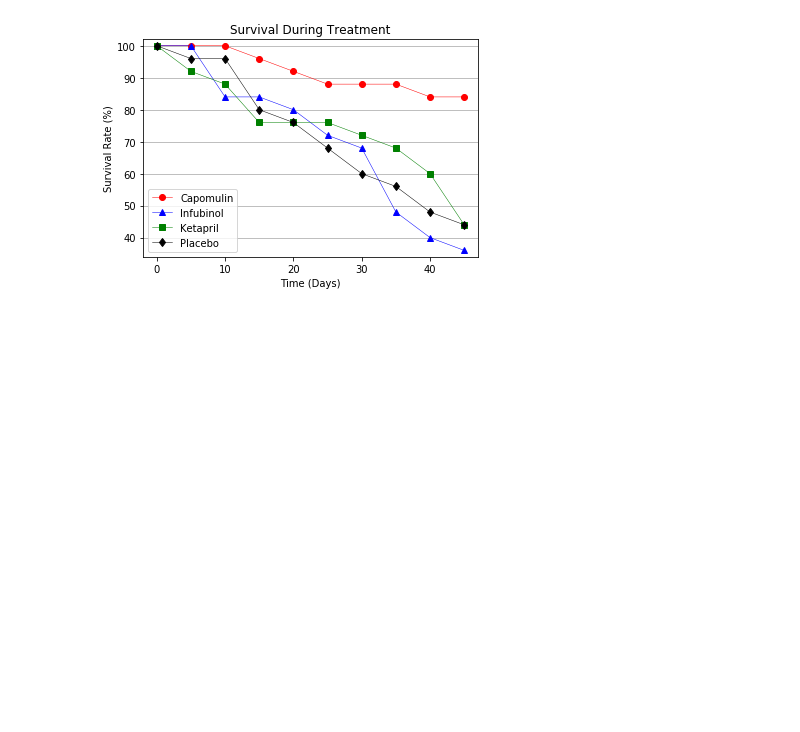
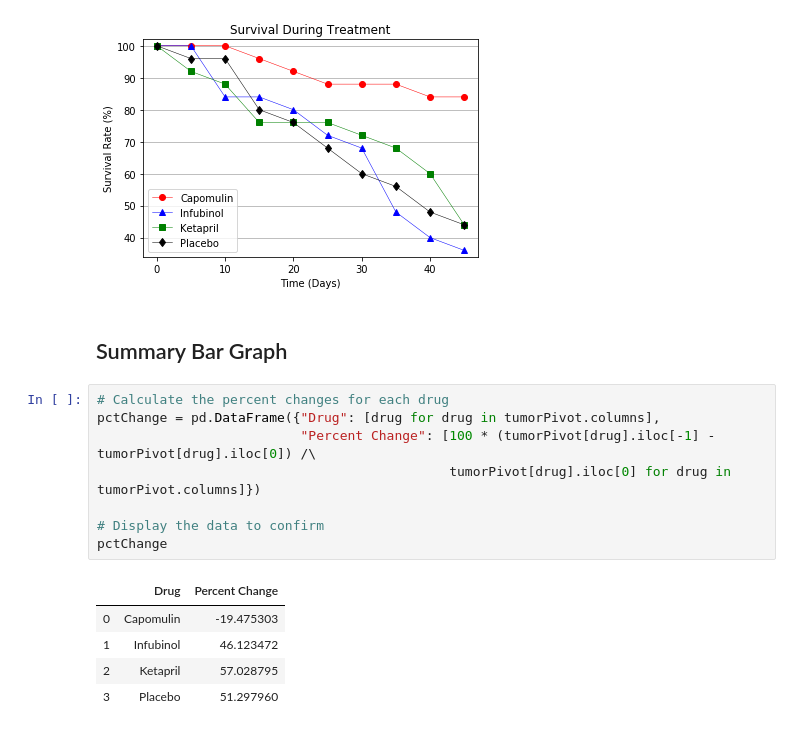
Before and after one commit to speculadora1/matplotlib-challenge, a Jupyter notebook: Pymaceuticals/pymaceuticals.ipynb, the cells around one changed output. Drawn from its saved outputs; the diff is of its cells as text; blank space fills up the shorter version.

```diff
--- a/Pymaceuticals/pymaceuticals.ipynb
+++ b/Pymaceuticals/pymaceuticals.ipynb
@@ -282,3 +290,19 @@ plt.savefig("images/SurvivalRate.png")
 plt.show()
 # %% [output]
 [figure]
+# %% [markdown]
+## Summary Bar Graph
+# %%
+# Calculate the percent changes for each drug
+pctChange = pd.DataFrame({"Drug": [drug for drug in tumorPivot.columns],
+                          "Percent Change": [100 * (tumorPivot[drug].iloc[-1] - tumorPivot[drug].iloc[0]) /\
+                                             tumorPivot[drug].iloc[0] for drug in tumorPivot.columns]})
+
+# Display the data to confirm
+pctChange
+# %% [output]
+|  | Drug | Percent Change |
+| 0 | Capomulin | -19.475303 |
+| 1 | Infubinol | 46.123472 |
+| 2 | Ketapril | 57.028795 |
+| 3 | Placebo | 51.297960 |
```
Also changed, not shown: parts of 4 cells of this notebook, 4 other files.
